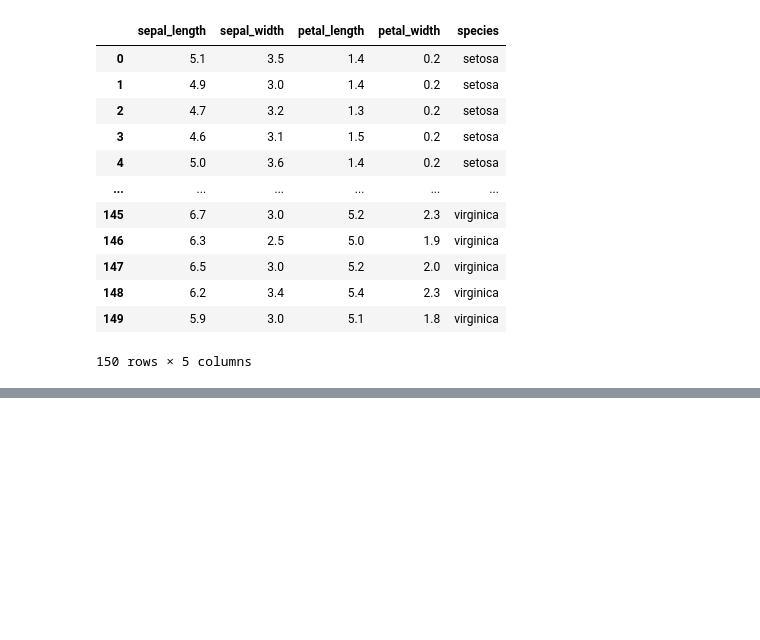
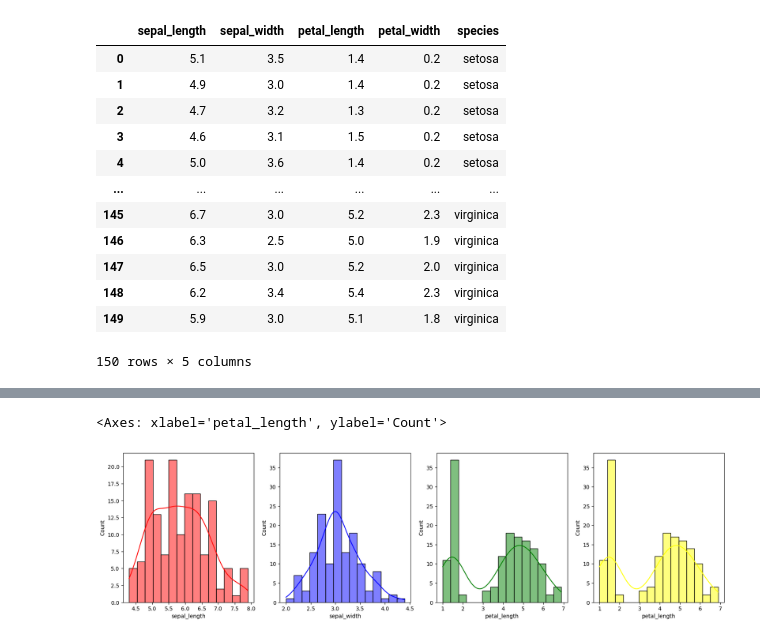
Before and after one commit to AnupmaSingh02/python_ds, a Jupyter notebook: visualization.ipynb, the cells around one changed output, grey strips where cells are left out. Saved outputs shown, nothing was run; the diff lists cells and outputs as text; code cells hidden in the pictures; blank space fills up the shorter version.

```diff
--- a/visualization.ipynb
+++ b/visualization.ipynb
@@ -22,0 +43,11 @@ df
+# %%
+
+sns.set_palette('rainbow')
+fig,ax=plt.subplots(figsize=(20,5),ncols=4)
+sns.histplot(df,x='sepal_length',bins=15,kde=True,ax=ax[0],color='red')
+sns.histplot(df,x='sepal_width',bins=15,kde=True,ax=ax[1],color='blue')
+sns.histplot(df,x='petal_length',bins=15,kde=True,ax=ax[2],color='green')
+sns.histplot(df,x='petal_length',bins=15,kde=True,ax=ax[3],color='yellow')
+# %% [output]
+<Axes: xlabel='petal_length', ylabel='Count'>
+[figure, added]
```
Also changed, not shown: parts of 5 cells of this notebook, 1 other file.
